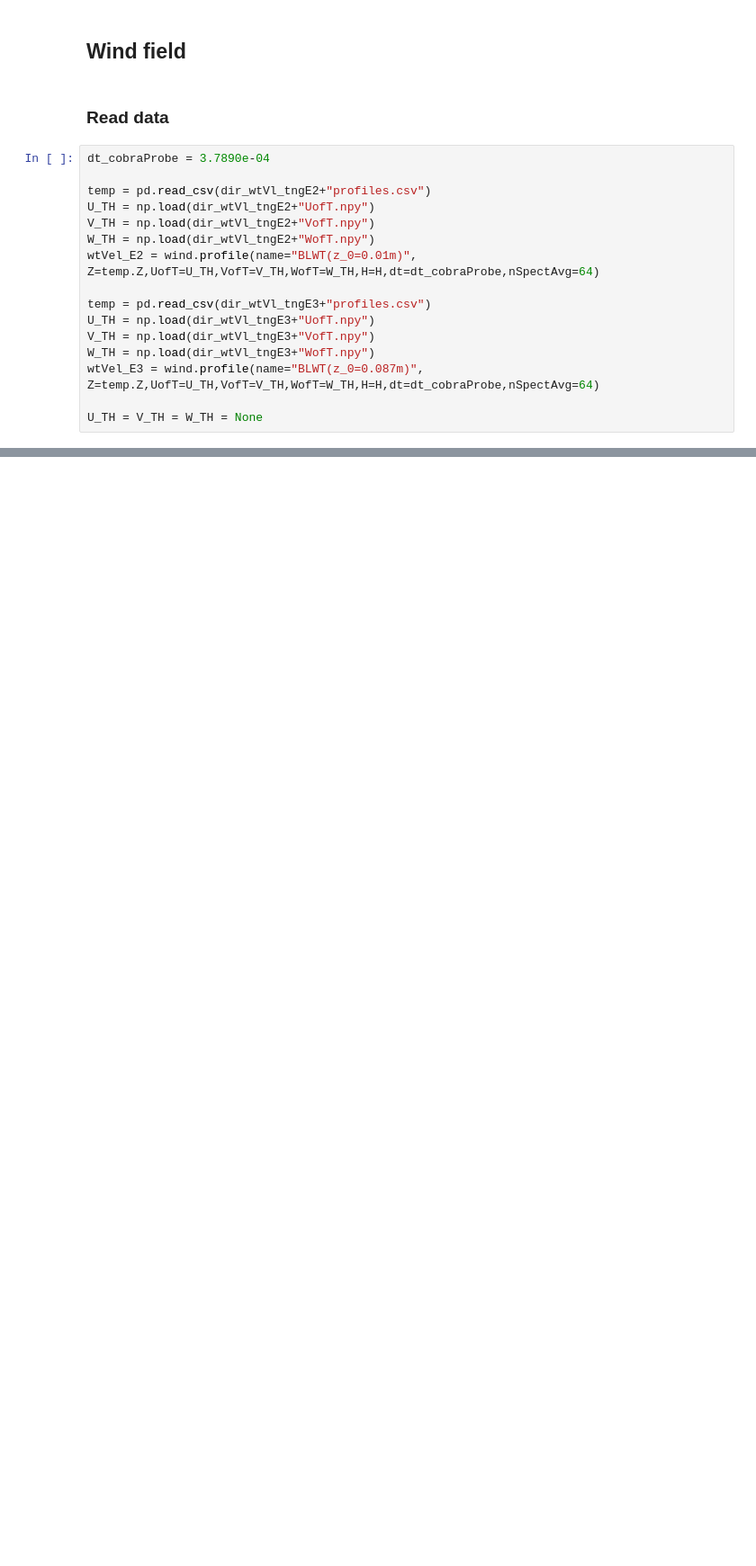
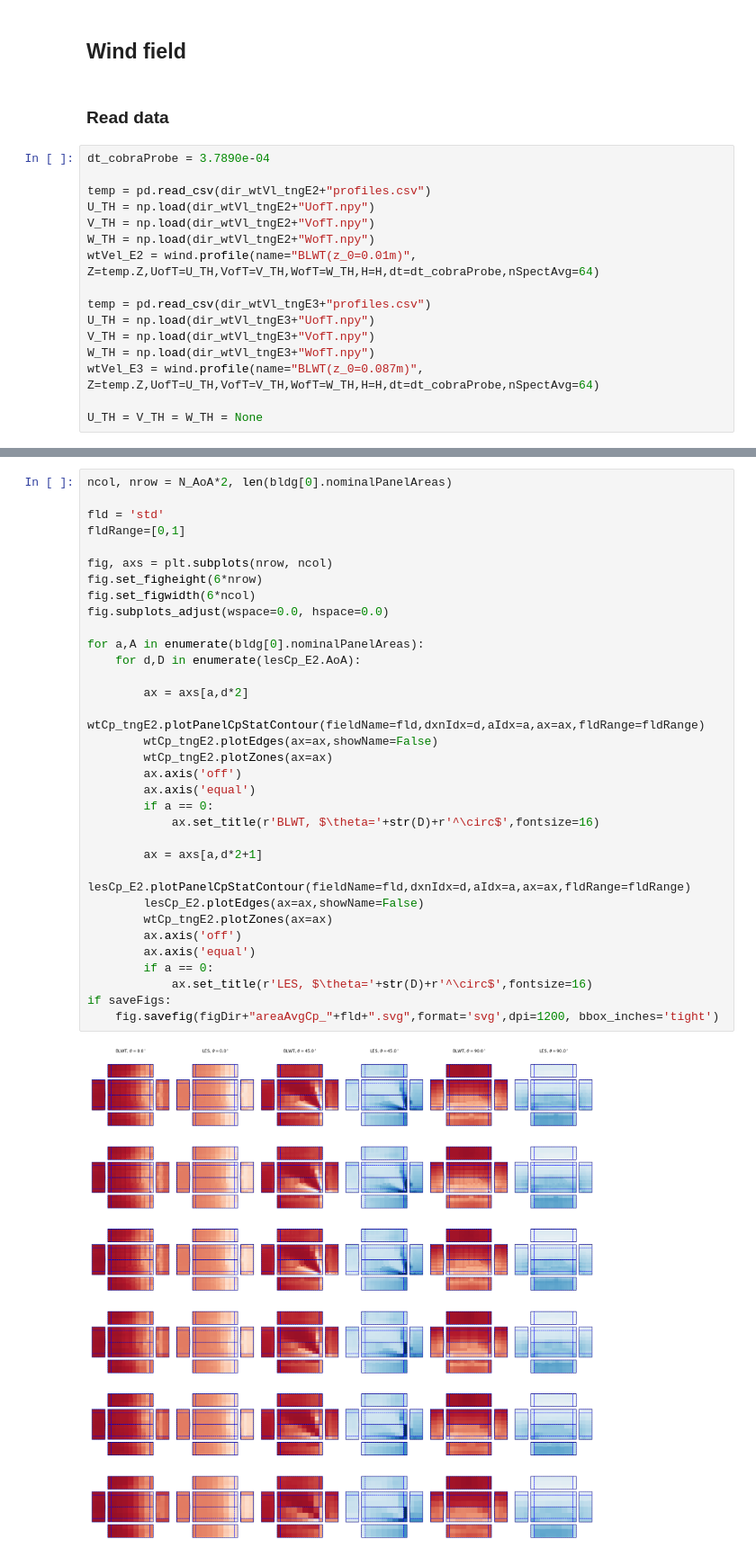
Before and after one commit to Tsinuel/windCalc, a Jupyter notebook: src/lab_windCAD.ipynb, the cells around one changed output, grey strips where cells are left out. Shown at 90% size. Drawn from its saved outputs; the diff is of its cells as text; blank space fills up the shorter version.

```diff
--- a/src/lab_windCAD.ipynb
+++ b/src/lab_windCAD.ipynb
@@ -829,0 +825,35 @@ print(type(np.array(arr)))
+# %%
+ncol, nrow = N_AoA*2, len(bldg[0].nominalPanelAreas)
+
+fld = 'std'
+fldRange=[0,1]
+
+fig, axs = plt.subplots(nrow, ncol)
+fig.set_figheight(6*nrow)
+fig.set_figwidth(6*ncol)
+fig.subplots_adjust(wspace=0.0, hspace=0.0)
+
+for a,A in enumerate(bldg[0].nominalPanelAreas):
+    for d,D in enumerate(lesCp_E2.AoA):
+
+        ax = axs[a,d*2]
+        wtCp_tngE2.plotPanelCpStatContour(fieldName=fld,dxnIdx=d,aIdx=a,ax=ax,fldRange=fldRange)
+        wtCp_tngE2.plotEdges(ax=ax,showName=False)
+        wtCp_tngE2.plotZones(ax=ax)
+        ax.axis('off')
+        ax.axis('equal')
+        if a == 0:
+            ax.set_title(r'BLWT, $\theta='+str(D)+r'^\circ$',fontsize=16)
+
+        ax = axs[a,d*2+1]
+        lesCp_E2.plotPanelCpStatContour(fieldName=fld,dxnIdx=d,aIdx=a,ax=ax,fldRange=fldRange)
+        lesCp_E2.plotEdges(ax=ax,showName=False)
+        wtCp_tngE2.plotZones(ax=ax)
+        ax.axis('off')
+        ax.axis('equal')
+        if a == 0:
+            ax.set_title(r'LES, $\theta='+str(D)+r'^\circ$',fontsize=16)
+if saveFigs:
+    fig.savefig(figDir+"areaAvgCp_"+fld+".svg",format='svg',dpi=1200, bbox_inches='tight')
+# %% [output]
+[figure, added]
```
Also changed, not shown: parts of 56 cells of this notebook, 2 other files.
